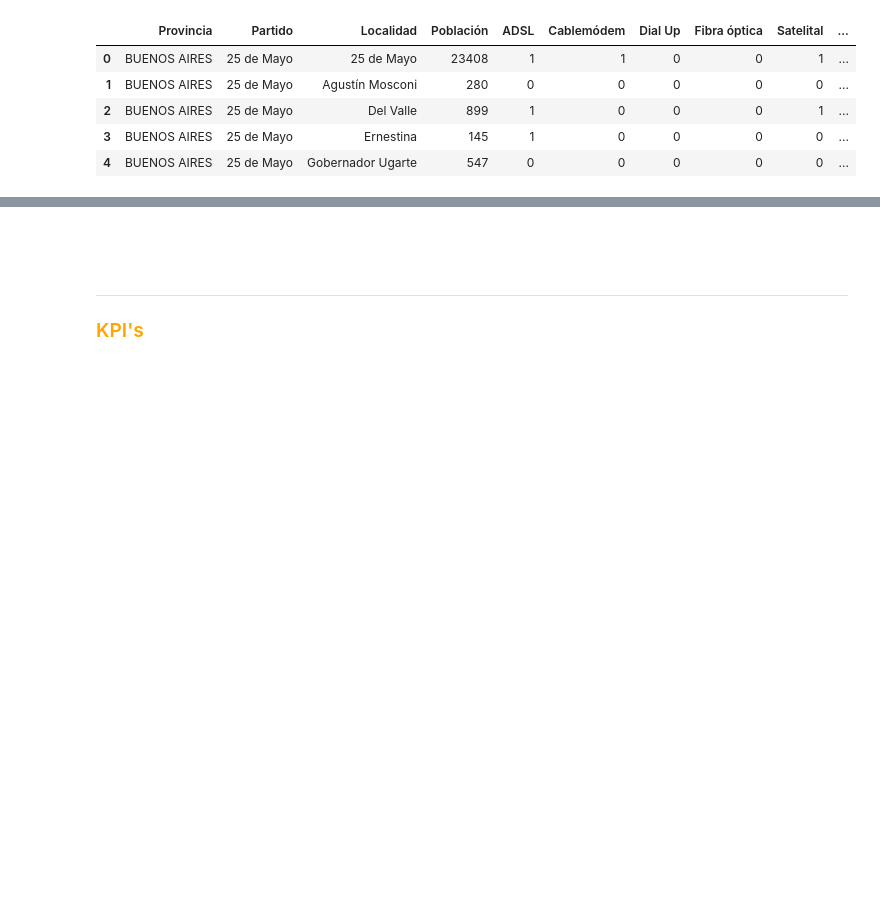
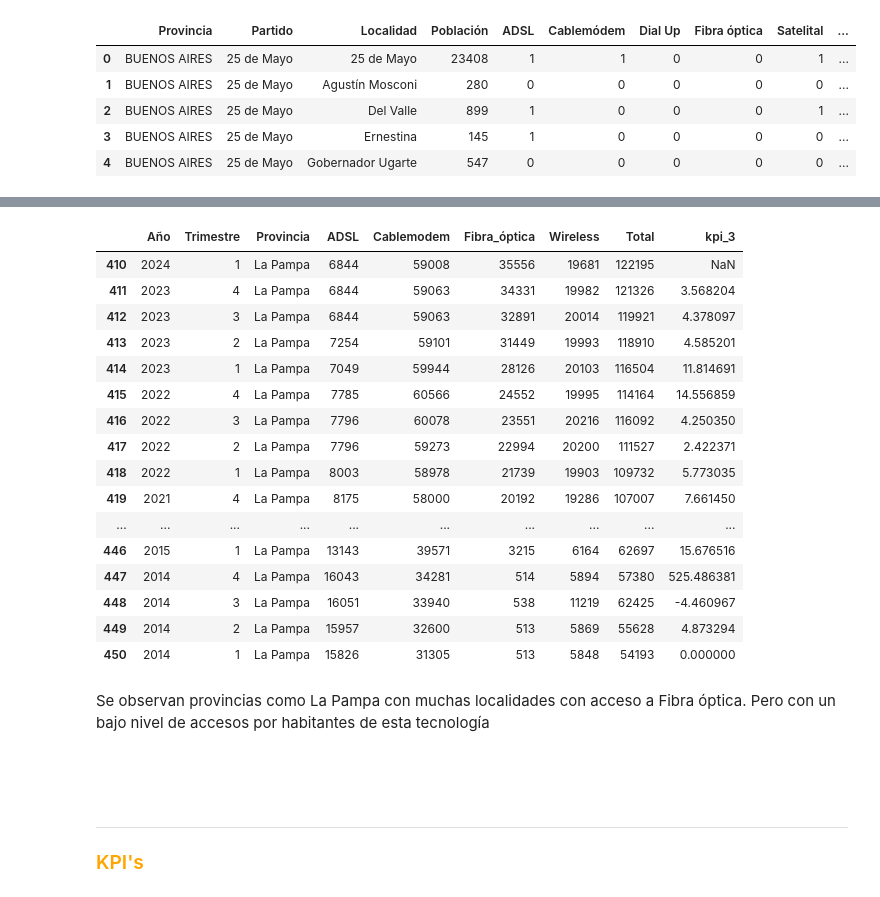
Before and after one commit to hzaquelli82/PI02_Jara_Zaquelli_Hugo, a Jupyter notebook: EDA.ipynb, the cells around one changed output, grey strips where cells are left out. Drawn from its saved outputs; the diff is of its cells as text; code cells hidden in the pictures; blank space fills up the shorter version.

```diff
--- a/EDA.ipynb
+++ b/EDA.ipynb
@@ -1093,3 +1099,25 @@ df_conect.head()
+# %%
+df_acc_tegnologia[df_acc_tegnologia['Provincia'] == 'La Pampa']
+# %% [output]
+|  | Año | Trimestre | Provincia | ADSL | Cablemodem | Fibra_óptica | Wireless | Total | kpi_3 |
+| 410 | 2024 | 1 | La Pampa | 6844 | 59008 | 35556 | 19681 | 122195 | NaN |
+| 411 | 2023 | 4 | La Pampa | 6844 | 59063 | 34331 | 19982 | 121326 | 3.568204 |
+| 412 | 2023 | 3 | La Pampa | 6844 | 59063 | 32891 | 20014 | 119921 | 4.378097 |
+| 413 | 2023 | 2 | La Pampa | 7254 | 59101 | 31449 | 19993 | 118910 | 4.585201 |
+| 414 | 2023 | 1 | La Pampa | 7049 | 59944 | 28126 | 20103 | 116504 | 11.814691 |
+| 415 | 2022 | 4 | La Pampa | 7785 | 60566 | 24552 | 19995 | 114164 | 14.556859 |
+| 416 | 2022 | 3 | La Pampa | 7796 | 60078 | 23551 | 20216 | 116092 | 4.250350 |
+| 417 | 2022 | 2 | La Pampa | 7796 | 59273 | 22994 | 20200 | 111527 | 2.422371 |
+| 418 | 2022 | 1 | La Pampa | 8003 | 58978 | 21739 | 19903 | 109732 | 5.773035 |
+| 419 | 2021 | 4 | La Pampa | 8175 | 58000 | 20192 | 19286 | 107007 | 7.661450 |
+| ... | ... | ... | ... | ... | ... | ... | ... | ... | ... |
+| 446 | 2015 | 1 | La Pampa | 13143 | 39571 | 3215 | 6164 | 62697 | 15.676516 |
+| 447 | 2014 | 4 | La Pampa | 16043 | 34281 | 514 | 5894 | 57380 | 525.486381 |
+| 448 | 2014 | 3 | La Pampa | 16051 | 33940 | 538 | 11219 | 62425 | -4.460967 |
+| 449 | 2014 | 2 | La Pampa | 15957 | 32600 | 513 | 5869 | 55628 | 4.873294 |
+| 450 | 2014 | 1 | La Pampa | 15826 | 31305 | 513 | 5848 | 54193 | 0.000000 |
+# %% [markdown]
+Se observan provincias como La Pampa con muchas localidades con acceso a Fibra óptica. Pero con un bajo nivel de accesos por habitantes de esta tecnología
 # %% [markdown]
 ### <span style="color:orange"><br><hr>KPI's</span>
 # %% [markdown]
```
Also changed, not shown: parts of 4 cells of this notebook.
